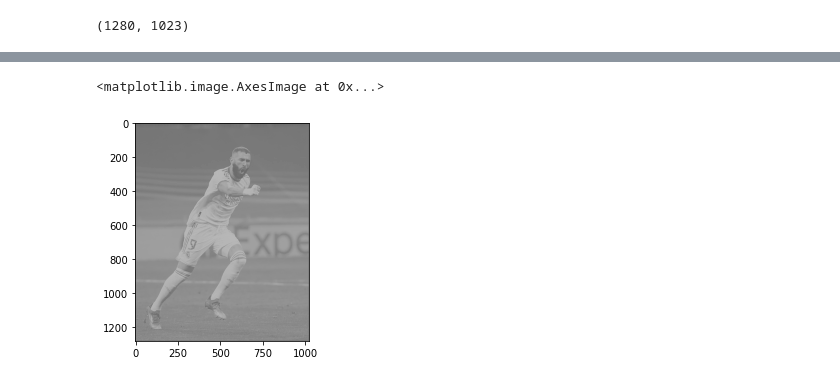
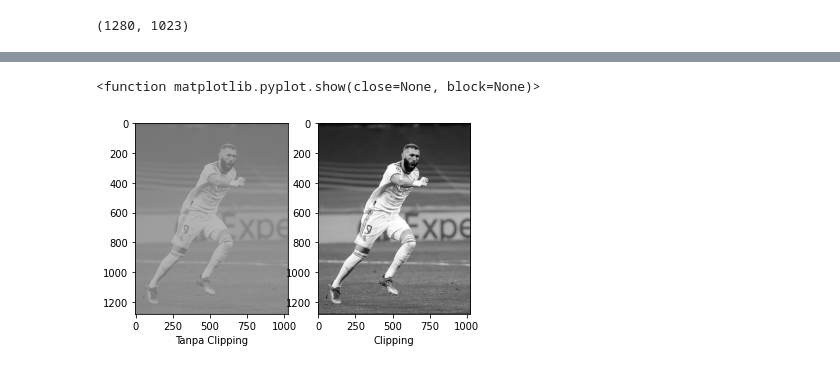
Before and after one commit to shafaio/PCD-Dasar, a Jupyter notebook: MODUL 1/jurnal.ipynb, the cells around one changed output, grey strips where cells are left out. Cells and saved outputs as stored; diff of their text form; code cells hidden in the pictures.

```diff
--- a/MODUL 1/jurnal.ipynb
+++ b/MODUL 1/jurnal.ipynb
@@ -137,9 +139,14 @@ gbr.shape
 (1280, 1023)
 # %%
 konv = np.zeros(gbr.shape) #merupakan script untuk menggunakan padding 0
+konvclip = np.zeros(gbr.shape) #merupakan script untuk menggunakan padding 0
 konv.shape
 for i in range(1278): # perulangan pada barisnya hingga pada baris ke 1278
     for j in range(1021): # perulangan pada kolomnya hingga kolom ke 1021
         konv[i][j]=gray[i][j]*kernel[0][0]+gray[i][j+1]*kernel[0][1]+gray[i][j+2]*kernel[0][2]+gray[i+1][j]*kernel[1][0]+gray[i+1][j+1]*kernel[1][1]+gray[i+1][j+2]*kernel[1][2]+gray[i+2][j]*kernel[2][0]+gray[i+2][j+1]*kernel[2][1]+gray[i+2][j+2]*kernel[2,2]
+        konvclip [i][j] = konv[i][j]
 
-konv #berfungsi untuk membuat warna abu menjadi lebih jelas
+        if konvclip[i][j] < 0:
+            konvclip [i][j] = 0
+        elif konvclip[i][j] > 255:
+            konvclip[i][j] = 255
@@ -154,5 +153,12 @@ array([[ 24.,  25.,  26., ...,  18.,   0.,   0.],
-# %%
-plt.imshow(konvolusi, cmap='gray')
-# %% [output]
-<matplotlib.image.AxesImage at 0x...>
-[figure, removed]
+# %%
+fig = plt.figure()
+fig.add_subplot(121)
+plt.imshow(konv, cmap='gray')
+plt.xlabel("Tanpa Clipping")
+fig.add_subplot(122)
+plt.imshow(konvclip, cmap='gray')
+plt.xlabel("Clipping")
+plt.show
+# %% [output]
+<function matplotlib.pyplot.show(close=None, block=None)>
+[figure, added]
```
Also changed, not shown: parts of 3 cells of this notebook, 3 other files.
